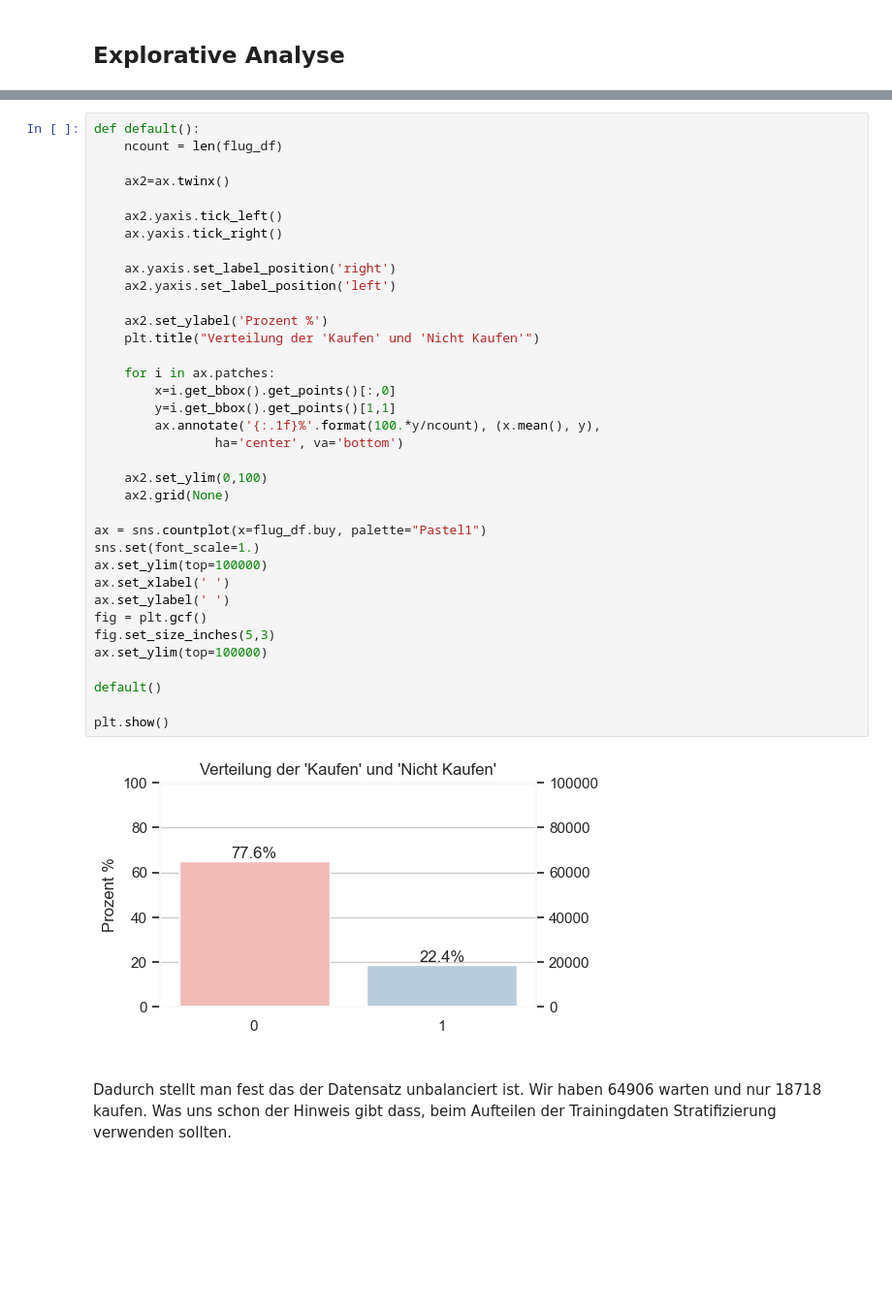
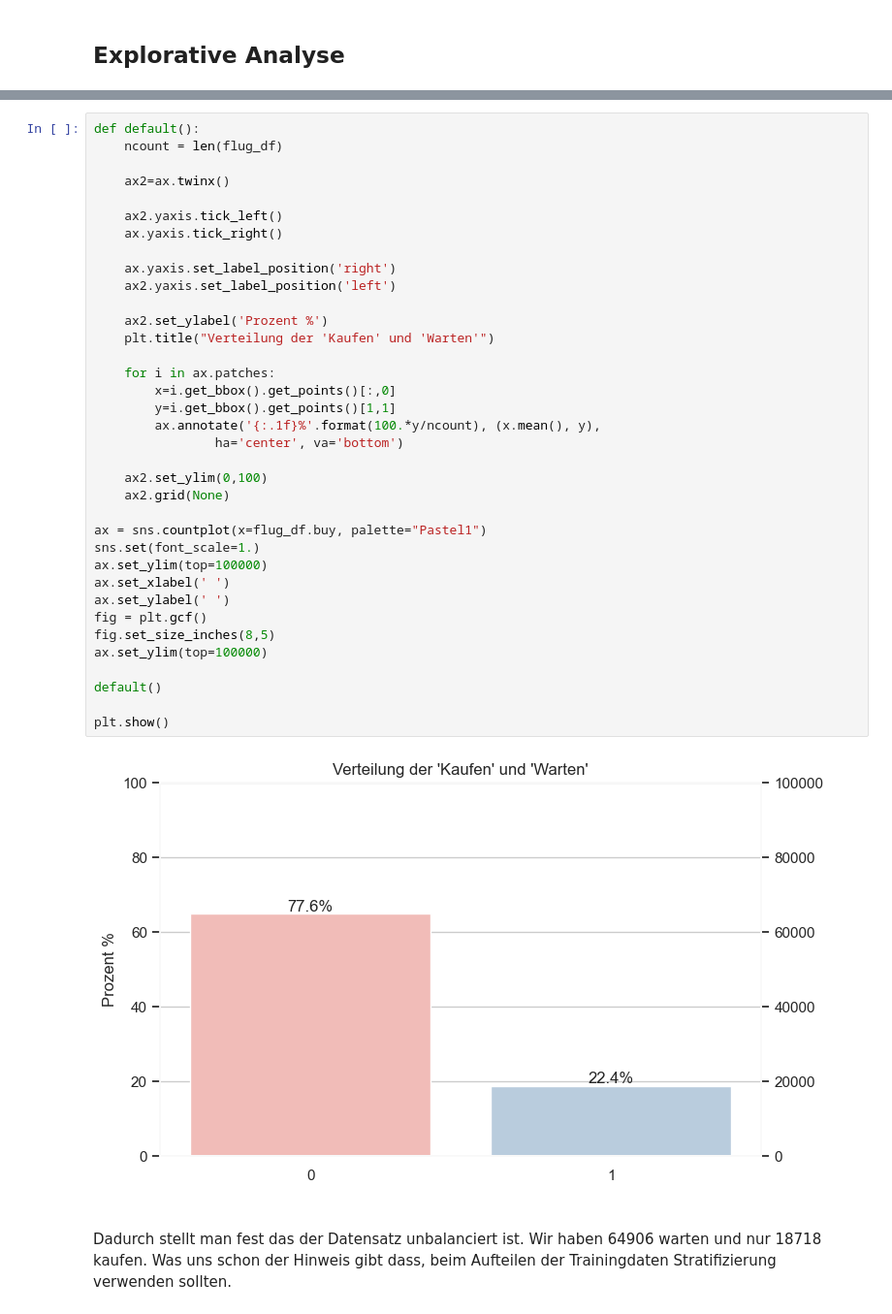
Before and after one commit to hahaha996/Data_Mining_Projekt, a Jupyter notebook: Projekt_DM.ipynb, the cells around one changed output, grey strips where cells are left out. Shown at 97% size. Cells and saved outputs as stored; diff of their text form; blank space fills up the shorter version.

```diff
--- a/Projekt_DM.ipynb
+++ b/Projekt_DM.ipynb
@@ -306,36 +351,36 @@ def default():
 
     ax2.yaxis.tick_left()
     ax.yaxis.tick_right()
 
     ax.yaxis.set_label_position('right')
     ax2.yaxis.set_label_position('left')
 
     ax2.set_ylabel('Prozent %')
-    plt.title("Verteilung der 'Kaufen' und 'Nicht Kaufen'")
+    plt.title("Verteilung der 'Kaufen' und 'Warten'")
 
     for i in ax.patches:
         x=i.get_bbox().get_points()[:,0]
         y=i.get_bbox().get_points()[1,1]
         ax.annotate('{:.1f}%'.format(100.*y/ncount), (x.mean(), y),
                 ha='center', va='bottom')
 
     ax2.set_ylim(0,100)
     ax2.grid(None)
 
 ax = sns.countplot(x=flug_df.buy, palette="Pastel1")
 sns.set(font_scale=1.)
 ax.set_ylim(top=100000)
 ax.set_xlabel(' ')
 ax.set_ylabel(' ')
 fig = plt.gcf()
-fig.set_size_inches(5,3)
+fig.set_size_inches(8,5)
 ax.set_ylim(top=100000)
 
 default()
 
 plt.show()
 # %% [output]
-[figure, old version]
+[figure, new version]
 # %% [markdown]
 Dadurch stellt man fest das der Datensatz unbalanciert ist. Wir haben  64906 warten und nur 18718 kaufen. Was uns schon der Hinweis gibt dass, beim Aufteilen der Trainingdaten Stratifizierung verwenden sollten.
 # %%
```
Also changed, not shown: parts of 100 cells of this notebook.
